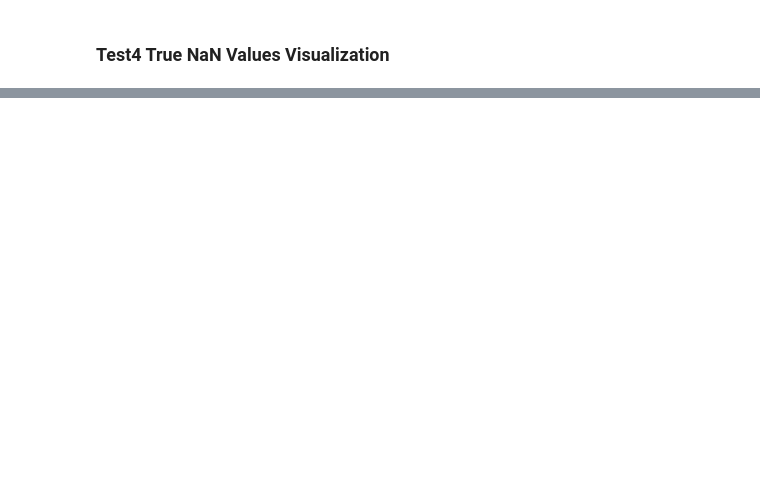
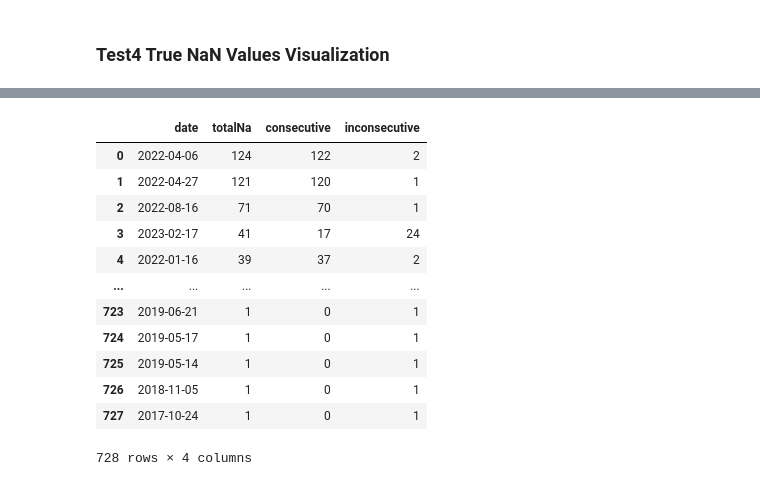
Before and after one commit to jihosuperman/forecasting_power_demand, a Jupyter notebook: power_demand_interpolation.ipynb, the cells around one changed output, grey strips where cells are left out. Cells and saved outputs as stored; diff of their text form; code cells hidden in the pictures; blank space fills up the shorter version.

```diff
--- a/power_demand_interpolation.ipynb
+++ b/power_demand_interpolation.ipynb
@@ -134,7 +134,7 @@ def checkNaN(df, date):
 def checkConsNaN(df, date):
     valid = df[df['day'] == date].reset_index()
     valid = valid[valid['현재수요(MW)'].isna()]
-    valid['time'] = (valid['기준일시'].dt.hour*100 + valid['기준일시'].dt.minute).astype(int)
+    valid['time'] = (valid['기준일시'].dt.hour*60 + valid['기준일시'].dt.minute).astype(int)
     valid['diff'] = valid['time'].diff()
     valid['diff'] = valid['diff'].fillna(0)
 
@@ -1637,0 +1739,30 @@ Text(0.5, 1.0, 'Mean RMSE')
+# %%
+power_demand_intp_count = power_demand_intp.groupby('day').count()
+missing_days = power_demand_intp_count[power_demand_intp_count['현재수요(MW)'] != 288].sort_values('현재수요(MW)', ascending=True).index
+list = []
+for date in missing_days:
+    tmp_dict = {}
+    data = checkConsNaN(power_demand_intp, date)
+    tmp_dict['date'] = data[0]
+    tmp_dict['totalNa'] = data[1] + data[2]
+    tmp_dict['consecutive'] = data[1]
+    tmp_dict['inconsecutive'] = data[2]
+
+    list.append(tmp_dict)
+
+missing_cons = pd.DataFrame(list)
+missing_cons
+# %% [output]
+|  | date | totalNa | consecutive | inconsecutive |
+| 0 | 2022-04-06 | 124 | 122 | 2 |
+| 1 | 2022-04-27 | 121 | 120 | 1 |
+| 2 | 2022-08-16 | 71 | 70 | 1 |
+| 3 | 2023-02-17 | 41 | 17 | 24 |
+| 4 | 2022-01-16 | 39 | 37 | 2 |
+| ... | ... | ... | ... | ... |
+| 723 | 2019-06-21 | 1 | 0 | 1 |
+| 724 | 2019-05-17 | 1 | 0 | 1 |
+| 725 | 2019-05-14 | 1 | 0 | 1 |
+| 726 | 2018-11-05 | 1 | 0 | 1 |
+| 727 | 2017-10-24 | 1 | 0 | 1 |
+728 rows × 4 columns
```
Also changed, not shown: parts of 18 cells of this notebook.
